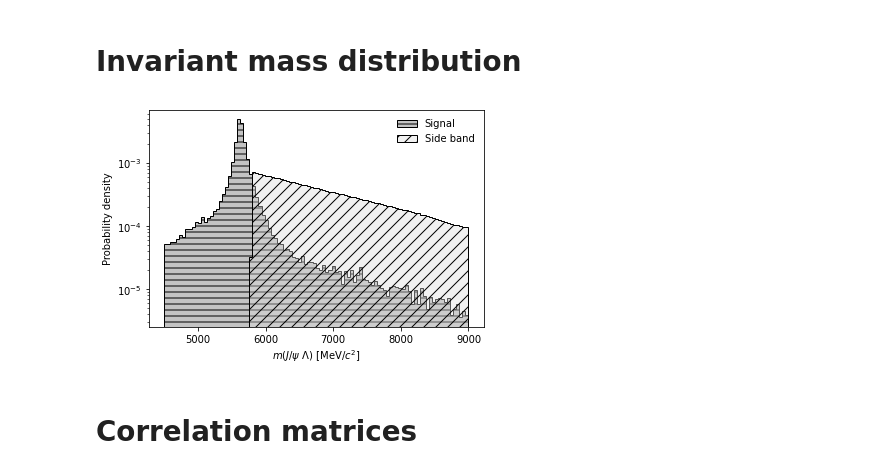
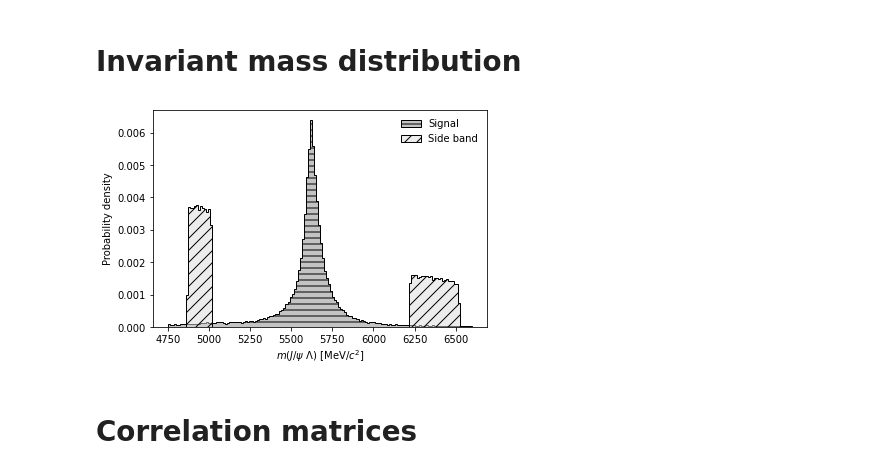
Before and after one commit to alatios/lb2jpsil_classifier-studies, a Jupyter notebook: 02_exploratory_feature_analysis.ipynb, the cells around one changed output. Cells and saved outputs as stored; diff of their text form; code cells hidden in the pictures.

```diff
--- a/02_exploratory_feature_analysis.ipynb
+++ b/02_exploratory_feature_analysis.ipynb
@@ -4,3 +4,11 @@ from matplotlib import pyplot as plt
 from matplotlib import colors as mcolors
 from matplotlib import ticker
 import pathlib
+# %%
+## Two options:
+## 'balance': same number of training events for signal and bkg
+## 'bkgskew' uses 4 mln events of bkg, 500k of signal
+dataset_type = 'balance'
+
+## Self-explanatory
+save_plots = False
@@ -15,4 +26,8 @@ pathlib.Path(plot_directory).mkdir(parents=True, exist_ok=True)
 # %% [markdown]
 # Read training data from HDF5 file
 Testing data is randomly sampled from training, no need to repeat the anaylisis with weaker statistics.
+# %%
+input_dir = './data/'
+input_train = input_dir + 'train_dataset_' +  dataset_type + '.h5'
+input_test = input_dir + 'test_dataset_' +  dataset_type + '.h5'
 # %%
@@ -39,40 +55,41 @@ df_bkg = df_train[df_train['TYPE'] == 0]
 # %% [markdown]
 # Invariant mass distribution
 # %%
-xrange=(4500,9000)
-binning=100
+xrange=(4750,6600)
+binning=150
 
 plt.hist(df_signal['DTF_FixJPsiLambda_Lb_M'],
          bins=binning,
          range=xrange,
          label='Signal',
          density=True,
          histtype='stepfilled',
          edgecolor='black',
          color=mcolors.to_rgba('dimgrey', alpha=0.4),
          hatch='--'
 )
 
 plt.hist(df_bkg['DTF_FixJPsiLambda_Lb_M'],
          bins=binning,
          range=xrange,
          label='Side band',
          density=True,
          histtype='stepfilled',
          edgecolor='black',
-         color=mcolors.to_rgba('gainsboro', alpha=0.4),
+         color=mcolors.to_rgba('gainsboro', alpha=0.5),
          hatch='//'
 )
 #plt.grid()
 plt.xlabel("$m(J/\psi~\Lambda)$ [MeV/$c^2$]")
 #plt.title("Training data $\Lambda_b$ invariant mass\n (DTF w/ $J/\psi$ & $\Lambda$ mass constraint)")
 plt.legend(frameon=False)
-plt.yscale('log')
+#plt.yscale('log')
 plt.ylabel("Probability density")
-plt.savefig(plot_directory + 'sig_bkg_distribution.pdf', bbox_inches='tight')
+if save_plots:
+    plt.savefig(plot_directory + 'sig_bkg_distribution' + dataset_type + '.pdf', bbox_inches='tight')
 plt.show()
 # %% [output]
-[figure, old version]
+[figure, new version]
 # %% [markdown]
 # Correlation matrices
 # %%
```
Also changed, not shown: parts of 7 cells of this notebook, 6 other files.
